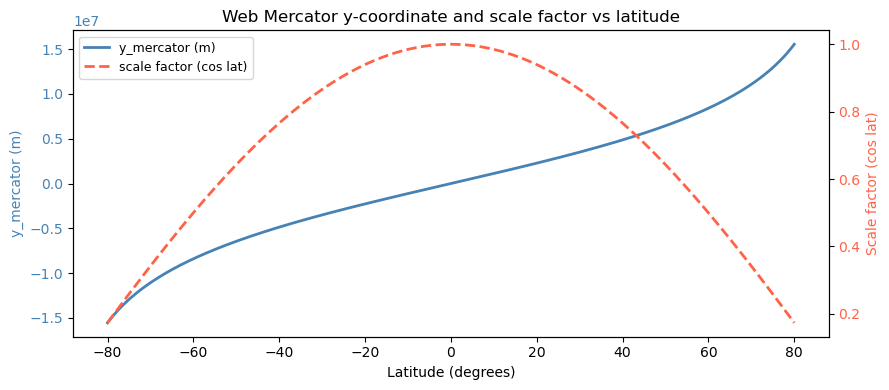
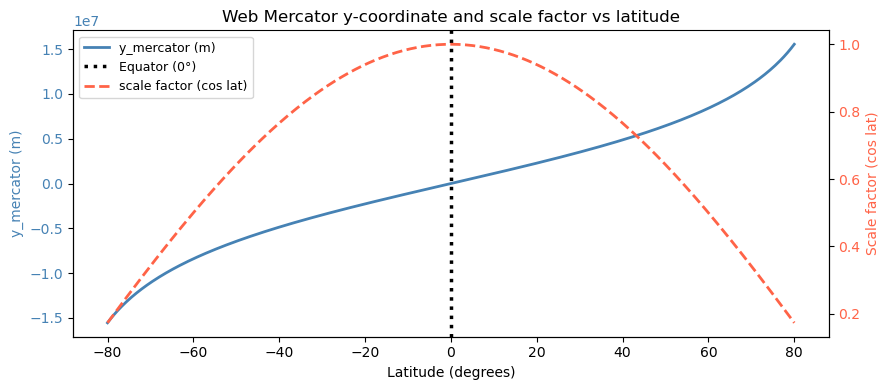
The change to this notebook cell's code, shown as a diff; its figure went from the first image to the second:
--- before
+++ after
@@ -8,4 +8,5 @@
 ax2.plot(lats_range, scale_factors, color="tomato", linewidth=2, linestyle="--",
          label="scale factor (cos lat)")
+ax1.axvline(x=0, color="black", linestyle=":", linewidth=2.5, label="Equator (0°)")
 ax1.set_xlabel("Latitude (degrees)")
 ax1.set_ylabel("y_mercator (m)", color="steelblue")
@@ -16,4 +17,5 @@
 lines = ax1.get_lines() + ax2.get_lines()
 ax1.legend(lines, [l.get_label() for l in lines], loc="upper left", fontsize=9)
+sns.despine(ax=ax1, right=False)
 plt.tight_layout()
 plt.show()

Commit: NB02 Figure 2a: add equator reference line at latitude 0